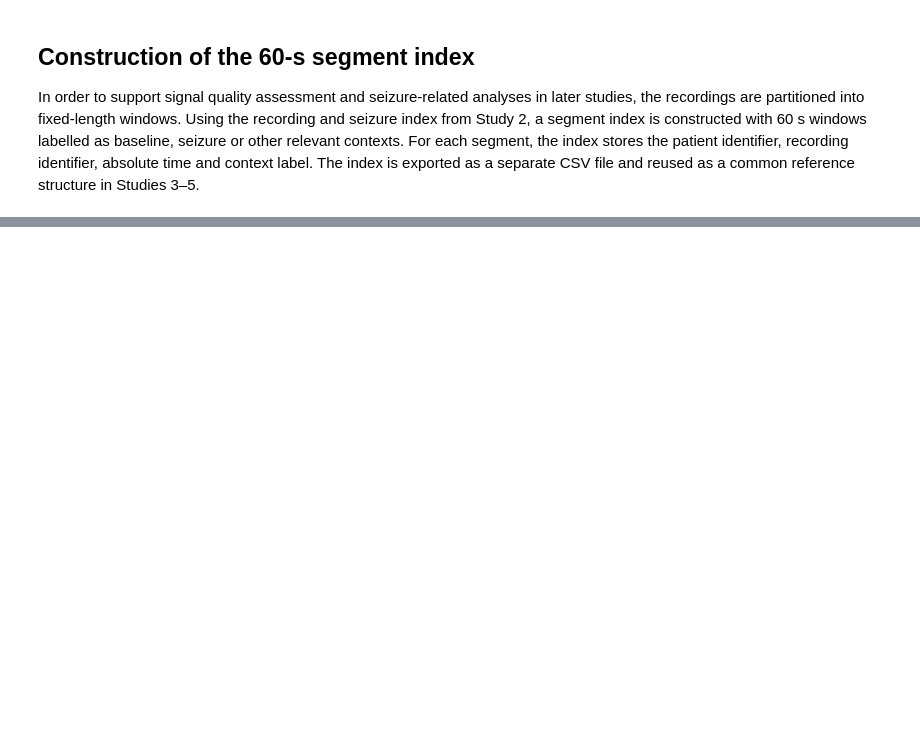
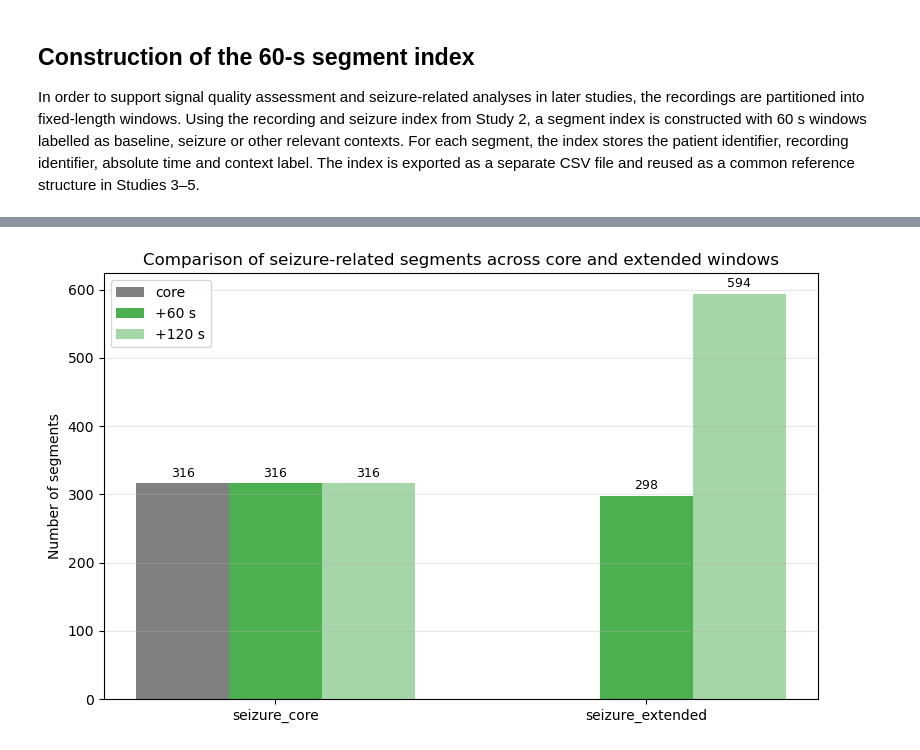
Before and after one commit to AU668208/Epilepsy_MasterThesis, a Jupyter notebook: Study2_1.ipynb, the cells around one changed output, grey strips where cells are left out. Saved outputs shown, nothing was run; the diff lists cells and outputs as text; code cells hidden in the pictures; blank space fills up the shorter version.

```diff
--- a/Study2_1.ipynb
+++ b/Study2_1.ipynb
@@ -266,0 +413,17 @@ df_seg.head(), len(df_seg)
+# %%
+# Compare label distributions across segmentations
+
+def summarise_label_counts(df_seg, name):
+    # Chose the right column: 'label' if it exists, otherwise 'context'
+    label_col = "label" if "label" in df_seg.columns else "context"
+    c = df_seg[label_col].value_counts().rename(name)
+    return c
+
+counts_core = summarise_label_counts(df_seg_core, "core")
+counts_ext60 = summarise_label_counts(df_seg_ext60, "ext60")
+counts_ext120 = summarise_label_counts(df_seg_ext120, "ext120")
+
+df_label_compare = pd.concat([counts_core, counts_ext60, counts_ext120], axis=1).fillna(0)
+df_label_compare.to_csv(STUDY2_OUT / "segment_label_comparison.csv")
+
+df_label_compare
@@ -266,0 +438,62 @@ df_seg.head(), len(df_seg)
+# %%
+# --- Kun ictale labels ---
+df_compare_no_baseline = df_label_compare.loc[
+    ["seizure_core", "seizure_extended"]
+].copy()
+
+# x-positioner: én pr. label
+labels = df_compare_no_baseline.index.tolist()   # ["seizure_core", "seizure_extended"]
+x = np.arange(len(labels))
+
+core_vals   = df_compare_no_baseline["core"].values
+ext60_vals  = df_compare_no_baseline["ext60"].values
+ext120_vals = df_compare_no_baseline["ext120"].values
+
+width = 0.25
+
+plt.figure(figsize=(8, 5))
+
+b1 = plt.bar(x - width, core_vals,   width, label="core",   color='gray')
+b2 = plt.bar(x,         ext60_vals,  width, label="+60 s",  color=palette["primary"])
+b3 = plt.bar(x + width, ext120_vals, width, label="+120 s", color=palette["secondary"])
+
+plt.xticks(x, labels, rotation=0)
+plt.ylabel("Number of segments")
+plt.title("Comparison of seizure-related segments across core and extended windows")
+plt.grid(axis="y", alpha=0.3)
+plt.legend()
+
+# --- Annotér søjler med absolutte tal ---
+def annotate_bars(bars):
+    for bar in bars:
+        height = bar.get_height()
+        if height <= 0:
+            continue
+        plt.text(
+            bar.get_x() + bar.get_width() / 2.0,
+            height + 5,
+            f"{int(height)}",
+            ha="center",
+            va="bottom",
+            fontsize=9,
+        )
+
+annotate_bars(b1)
+annotate_bars(b2)
+annotate_bars(b3)
+
+plt.tight_layout()
+plt.show()
+
+# Total ictale segmenter (core + extended) for hver strategi
+total_core   = df_label_compare.loc[["seizure_core", "seizure_extended"], "core"].sum()
+total_ext60  = df_label_compare.loc[["seizure_core", "seizure_extended"], "ext60"].sum()
+total_ext120 = df_label_compare.loc[["seizure_core", "seizure_extended"], "ext120"].sum()
+
+pct_60  = (total_ext60  / total_core - 1) * 100
+pct_120 = (total_ext120 / total_core - 1) * 100
+
+print(f"Udvidelse +60 s:  {pct_60:.1f}% flere ictale segmenter samlet")
+print(f"Udvidelse +120 s: {pct_120:.1f}% flere ictale segmenter samlet")
+# %% [output]
+[figure, added]
```
Also changed, not shown: parts of 28 cells of this notebook, 5 other files.
